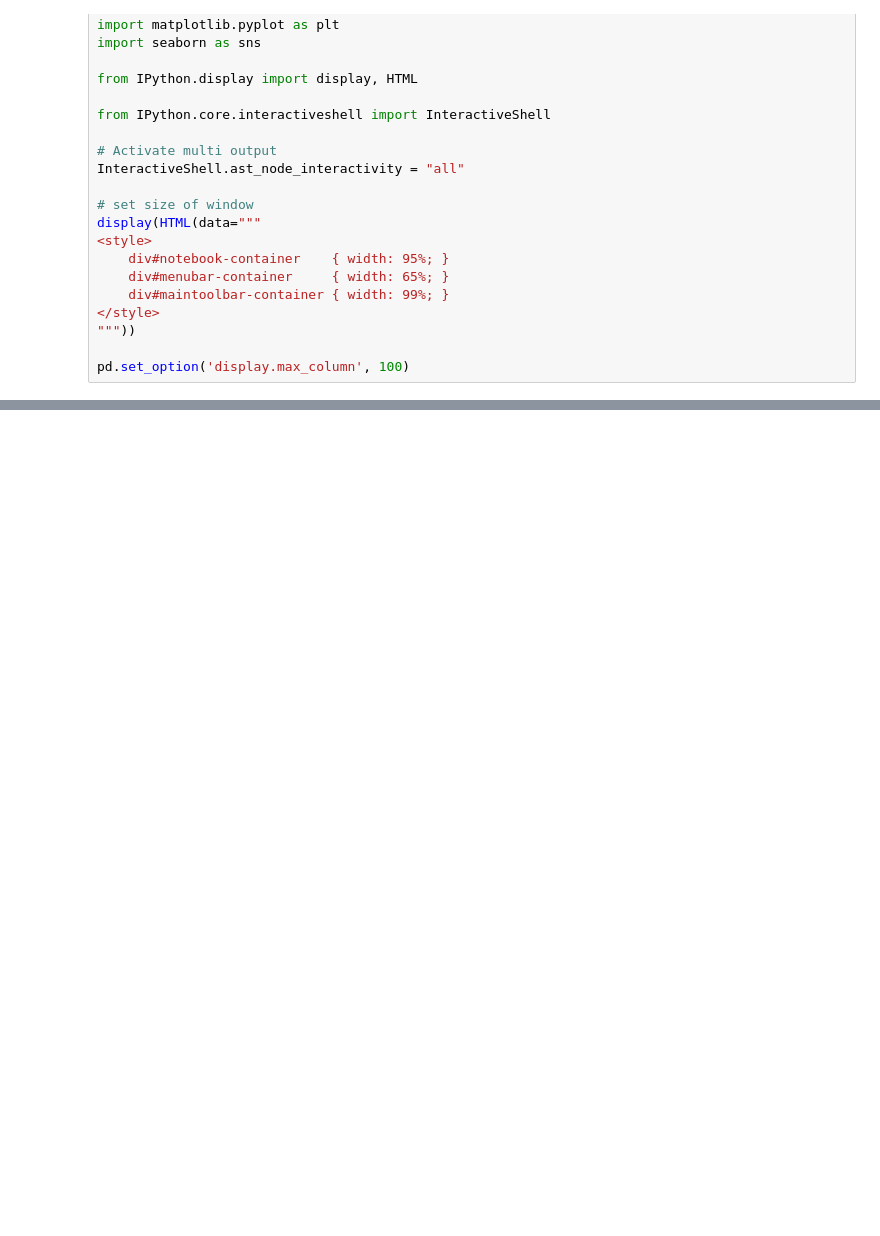
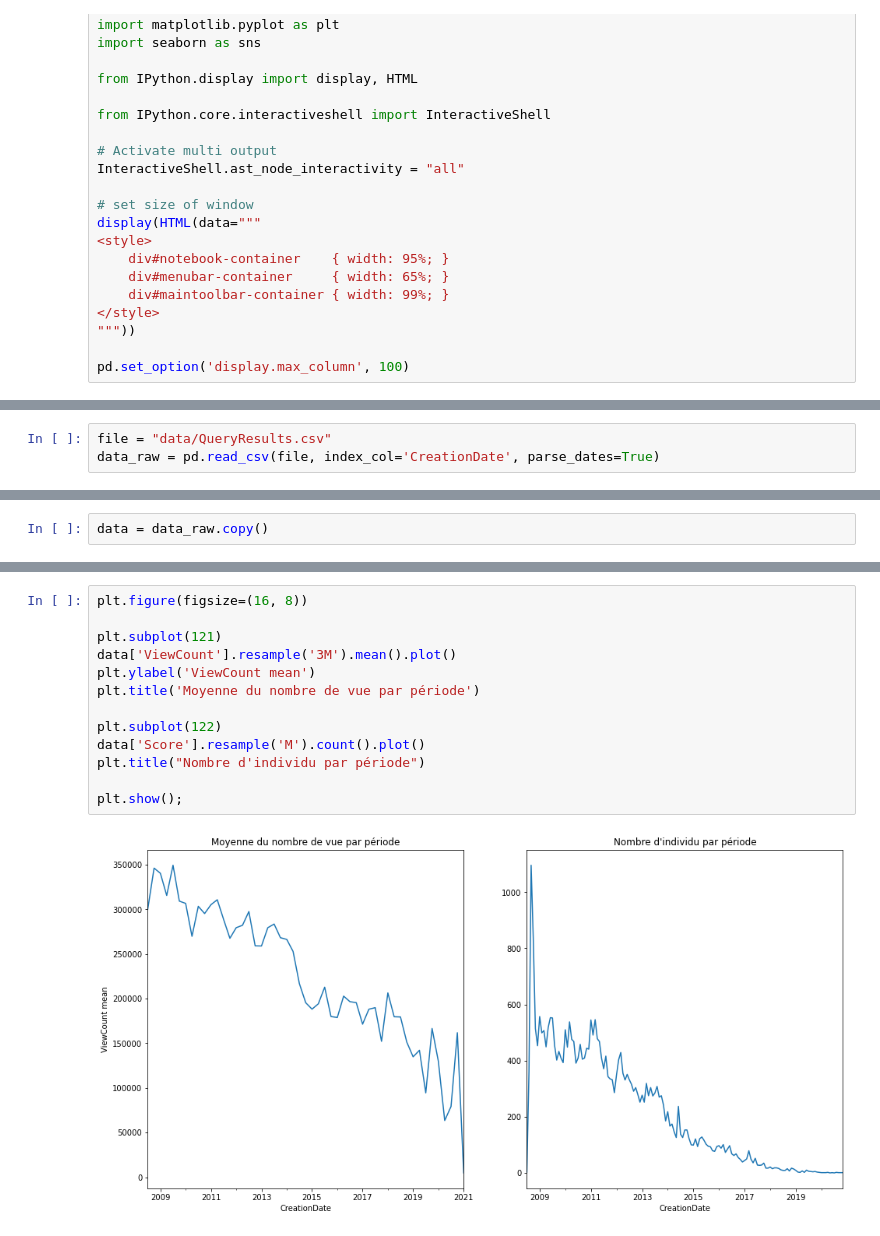
Before and after one commit to abugeia/P5_OCR_categorize_questions, a Jupyter notebook: P5_01_notebookexploration.ipynb, the cells around one changed output, grey strips where cells are left out. Cells and saved outputs as stored; diff of their text form; blank space fills up the shorter version.

```diff
--- a/P5_01_notebookexploration.ipynb
+++ b/P5_01_notebookexploration.ipynb
@@ -80,0 +179,3 @@ Amateur de Stack Overflow, qui vous a souvent sauvé la mise, vous décidez d'ai
+# %%
+file = "data/QueryResults.csv"
+data_raw = pd.read_csv(file, index_col='CreationDate', parse_dates=True)
@@ -80,0 +199,2 @@ Amateur de Stack Overflow, qui vous a souvent sauvé la mise, vous décidez d'ai
+# %%
+data = data_raw.copy()
@@ -80,0 +233,15 @@ Amateur de Stack Overflow, qui vous a souvent sauvé la mise, vous décidez d'ai
+# %%
+plt.figure(figsize=(16, 8))
+
+plt.subplot(121)
+data['ViewCount'].resample('3M').mean().plot()
+plt.ylabel('ViewCount mean')
+plt.title('Moyenne du nombre de vue par période')
+
+plt.subplot(122)
+data['Score'].resample('M').count().plot()
+plt.title("Nombre d'individu par période")
+
+plt.show();
+# %% [output]
+[figure, added]
```
Also changed, not shown: parts of 8 cells of this notebook, 1 other file.
